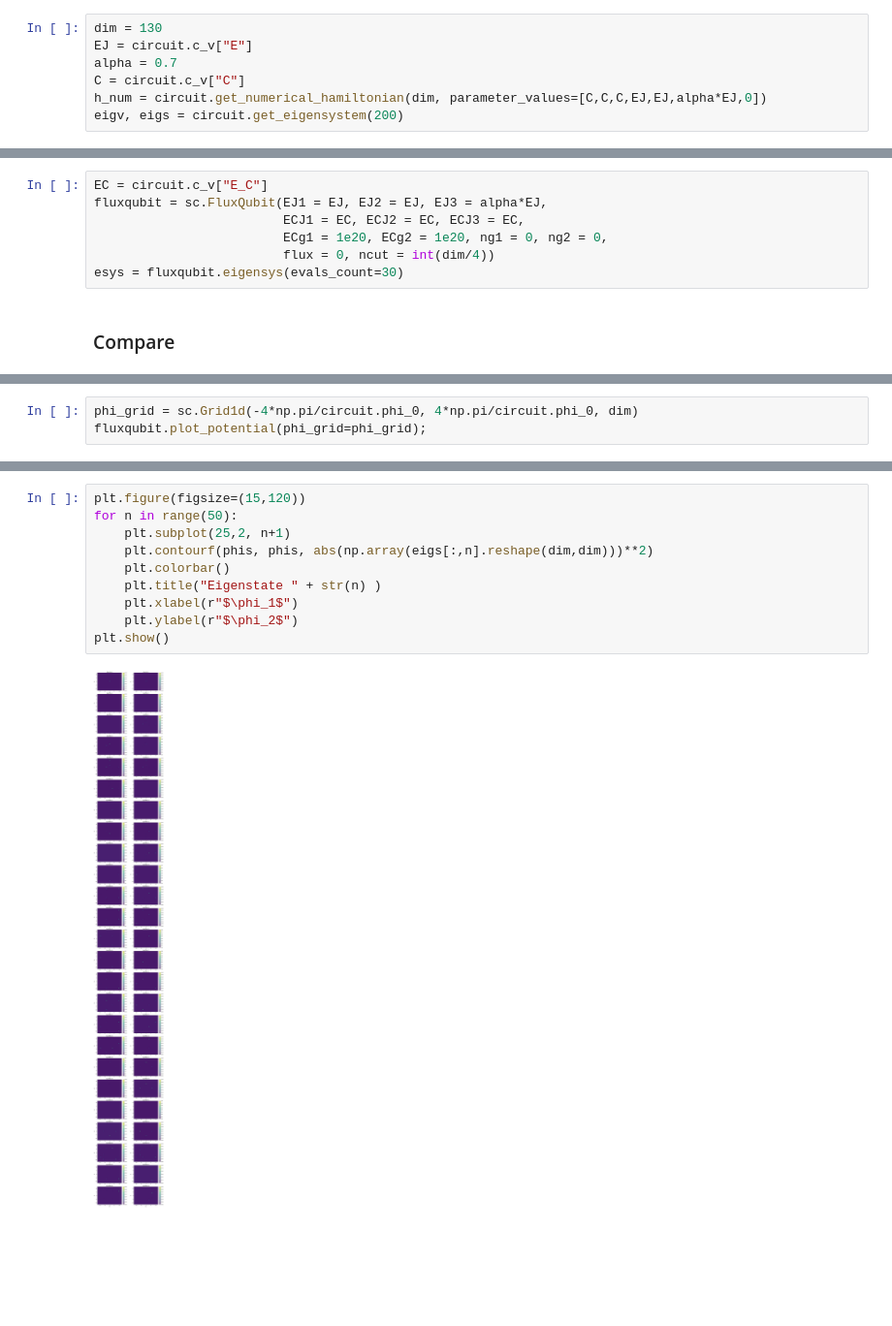
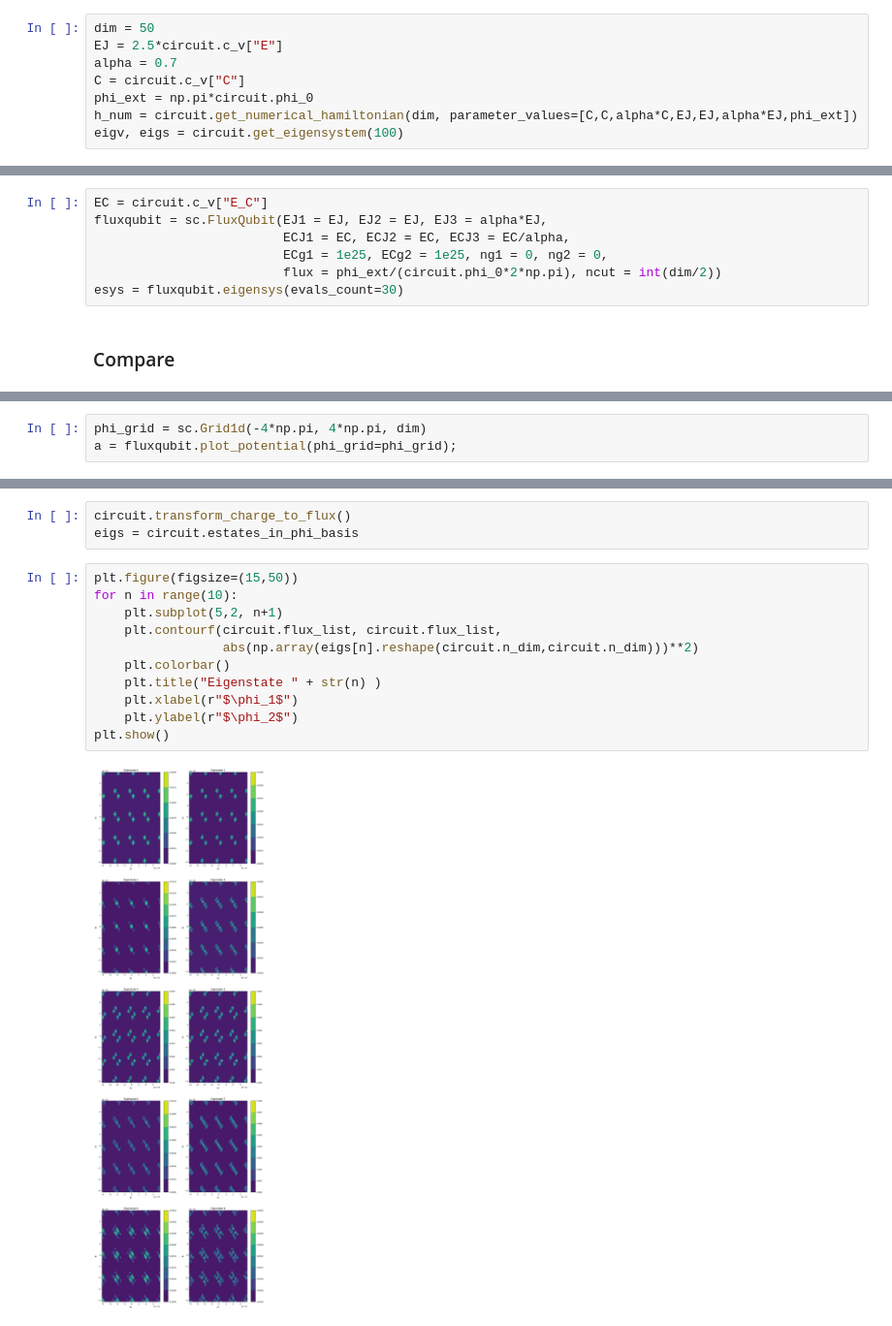
Before and after one commit to PhilippAumann/circuitq, a Jupyter notebook: notebooks/test_CircuitQ.ipynb, the cells around one changed output, grey strips where cells are left out. Shown at 97% size. Saved outputs shown, nothing was run; the diff lists cells and outputs as text; blank space fills up the shorter version.

```diff
--- a/notebooks/test_CircuitQ.ipynb
+++ b/notebooks/test_CircuitQ.ipynb
@@ -201,12 +226,13 @@ circuit.h_parameters
 # %% [markdown]
 #### Diagonalization
 # %%
-dim = 130
-EJ = circuit.c_v["E"]
+dim = 50
+EJ = 2.5*circuit.c_v["E"]
 alpha = 0.7
 C = circuit.c_v["C"]
-h_num = circuit.get_numerical_hamiltonian(dim, parameter_values=[C,C,C,EJ,EJ,alpha*EJ,0])
-eigv, eigs = circuit.get_eigensystem(200)
+phi_ext = np.pi*circuit.phi_0
+h_num = circuit.get_numerical_hamiltonian(dim, parameter_values=[C,C,alpha*C,EJ,EJ,alpha*EJ,phi_ext])
+eigv, eigs = circuit.get_eigensystem(100)
 # %%
 subs_dict = dict()
 for n, parameter in enumerate(circuit.h_parameters):
@@ -219,9 +249,9 @@ $\displaystyle 0.5 q_{1} \left(2.02643979467091 \cdot 10^{-7} q_{1} + 1.01321989
 # %%
 EC = circuit.c_v["E_C"]
 fluxqubit = sc.FluxQubit(EJ1 = EJ, EJ2 = EJ, EJ3 = alpha*EJ,
-                         ECJ1 = EC, ECJ2 = EC, ECJ3 = EC,
-                         ECg1 = 1e20, ECg2 = 1e20, ng1 = 0, ng2 = 0,
-                         flux = 0, ncut = int(dim/4))
+                         ECJ1 = EC, ECJ2 = EC, ECJ3 = EC/alpha,
+                         ECg1 = 1e25, ECg2 = 1e25, ng1 = 0, ng2 = 0,
+                         flux = phi_ext/(circuit.phi_0*2*np.pi), ncut = int(dim/2))
 esys = fluxqubit.eigensys(evals_count=30)
 # %% [markdown]
 ### Compare
@@ -241,4 +286,4 @@ plt.show()
 # %%
-phi_grid = sc.Grid1d(-4*np.pi/circuit.phi_0, 4*np.pi/circuit.phi_0, dim)
-fluxqubit.plot_potential(phi_grid=phi_grid);
+phi_grid = sc.Grid1d(-4*np.pi, 4*np.pi, dim)
+a = fluxqubit.plot_potential(phi_grid=phi_grid);
 # %% [output]
@@ -281,12 +309,16 @@ plt.show()
+# %%
+circuit.transform_charge_to_flux()
+eigs = circuit.estates_in_phi_basis
 # %%
-plt.figure(figsize=(15,120))
-for n in range(50):
-    plt.subplot(25,2, n+1)
-    plt.contourf(phis, phis, abs(np.array(eigs[:,n].reshape(dim,dim)))**2)
+plt.figure(figsize=(15,50))
+for n in range(10):
+    plt.subplot(5,2, n+1)
+    plt.contourf(circuit.flux_list, circuit.flux_list,
+                 abs(np.array(eigs[n].reshape(circuit.n_dim,circuit.n_dim)))**2)
     plt.colorbar()
     plt.title("Eigenstate " + str(n) )
     plt.xlabel(r"$\phi_1$")
     plt.ylabel(r"$\phi_2$")
 plt.show()
 # %% [output]
-[figure, old version]
+[figure, new version]
```
Also changed, not shown: parts of 28 cells of this notebook, 8 other files.
